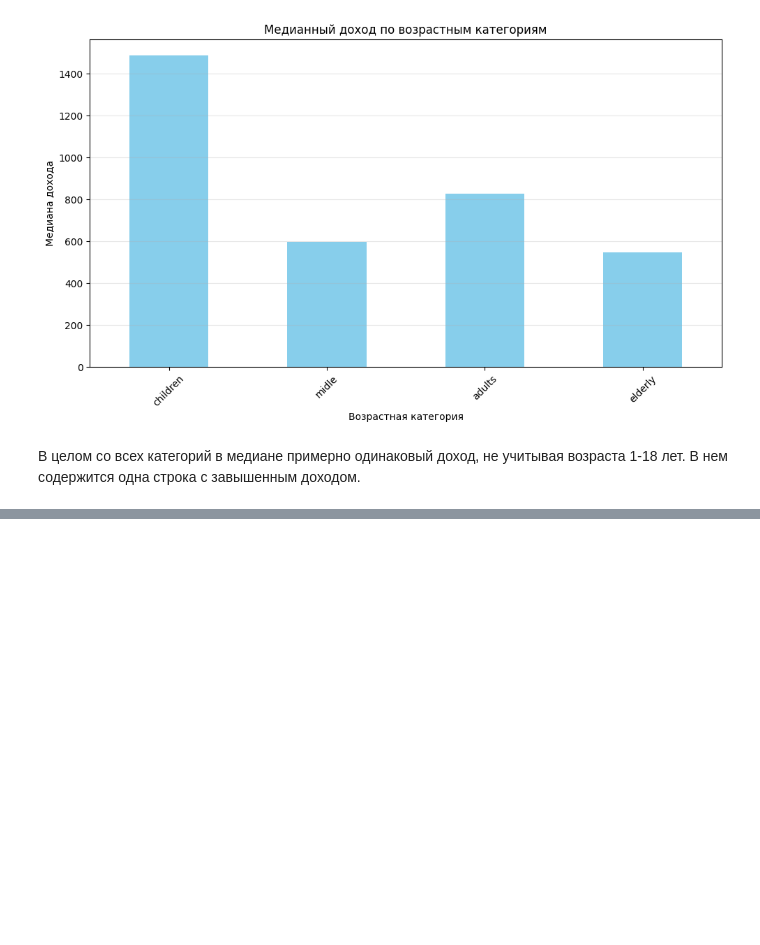
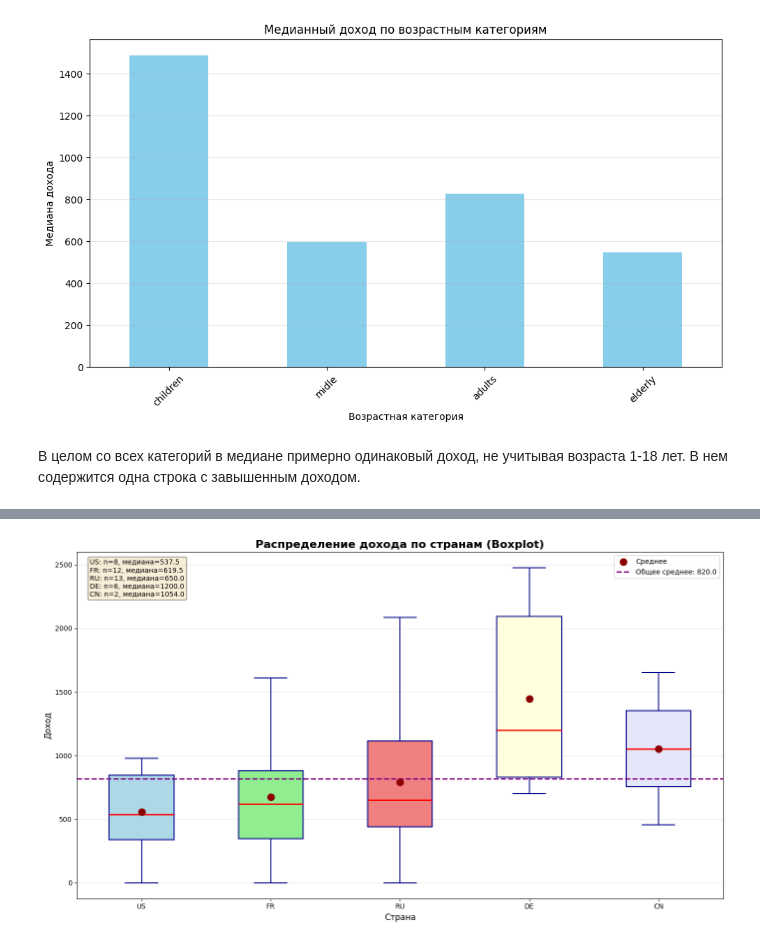
Before and after one commit to Kotovicov/repository_ai, a Jupyter notebook: homeworks/HW02/HW02.ipynb, the cells around one changed output, grey strips where cells are left out. Cells and saved outputs as stored; diff of their text form; code cells hidden in the pictures; blank space fills up the shorter version.

```diff
--- a/homeworks/HW02/HW02.ipynb
+++ b/homeworks/HW02/HW02.ipynb
@@ -224,0 +236,59 @@ plt.show()
+# %%
+import pandas as pd
+import numpy as np
+import matplotlib.pyplot as plt
+
+data = pd.read_csv('S02-hw-dataset.csv')
+
+clean_data = data[(data['revenue'].notna()) & (data['revenue'] >= 0)].copy()
+
+# Группировка
+countries = ['US', 'FR', 'RU', 'DE', 'CN']
+country_revenues = [clean_data[clean_data['country'] == country]['revenue'].values
+                    for country in countries if len(clean_data[clean_data['country'] == country]) > 0]
+
+plt.figure(figsize=(14, 8))
+boxplot = plt.boxplot(country_revenues,
+                      tick_labels=countries[:len(country_revenues)],
+                      patch_artist=True,
+                      medianprops=dict(color='red', linewidth=2),
+                      boxprops=dict(facecolor='lightblue', color='darkblue', linewidth=1.5),
+                      whiskerprops=dict(color='darkblue', linewidth=1.5),
+                      capprops=dict(color='darkblue', linewidth=1.5),
+                      flierprops=dict(marker='o', markerfacecolor='gray', markersize=5, alpha=0.5))
+
+colors = ['lightblue', 'lightgreen', 'lightcoral', 'lightyellow', 'lavender']
+for patch, color in zip(boxplot['boxes'], colors):
+    patch.set_facecolor(color)
+
+means = [np.mean(revenues) for revenues in country_revenues]
+for i, mean in enumerate(means):
+    plt.scatter(i+1, mean, color='darkred', s=100, zorder=3, label='Среднее' if i == 0 else "")
+
+plt.title('Распределение дохода по странам (Boxplot)', fontsize=16, fontweight='bold')
+plt.xlabel('Страна', fontsize=12)
+plt.ylabel('Доход', fontsize=12)
+plt.grid(True, alpha=0.3, axis='y')
+
+overall_mean = clean_data['revenue'].mean()
+plt.axhline(y=overall_mean, color='purple', linestyle='--', linewidth=2,
+            label=f'Общее среднее: {overall_mean:.1f}')
+
+stats_text = []
+for i, country in enumerate(countries[:len(country_revenues)]):
+    country_data = clean_data[clean_data['country'] == country]['revenue']
+    stats_text.append(f'{country}: n={len(country_data)}, медиана={country_data.median():.1f}')
+
+plt.text(0.02, 0.98, '\n'.join(stats_text),
+         transform=plt.gca().transAxes,
+         verticalalignment='top',
+         bbox=dict(boxstyle='round', facecolor='wheat', alpha=0.5))
+
+plt.legend(loc='upper right')
+plt.tight_layout()
+
+plt.savefig('figures/boxplot_revenue.png', dpi=300, bbox_inches='tight')
+
+plt.show()
+# %% [output]
+[figure, added]
```
Also changed, not shown: parts of 3 cells of this notebook, 5 other files.
